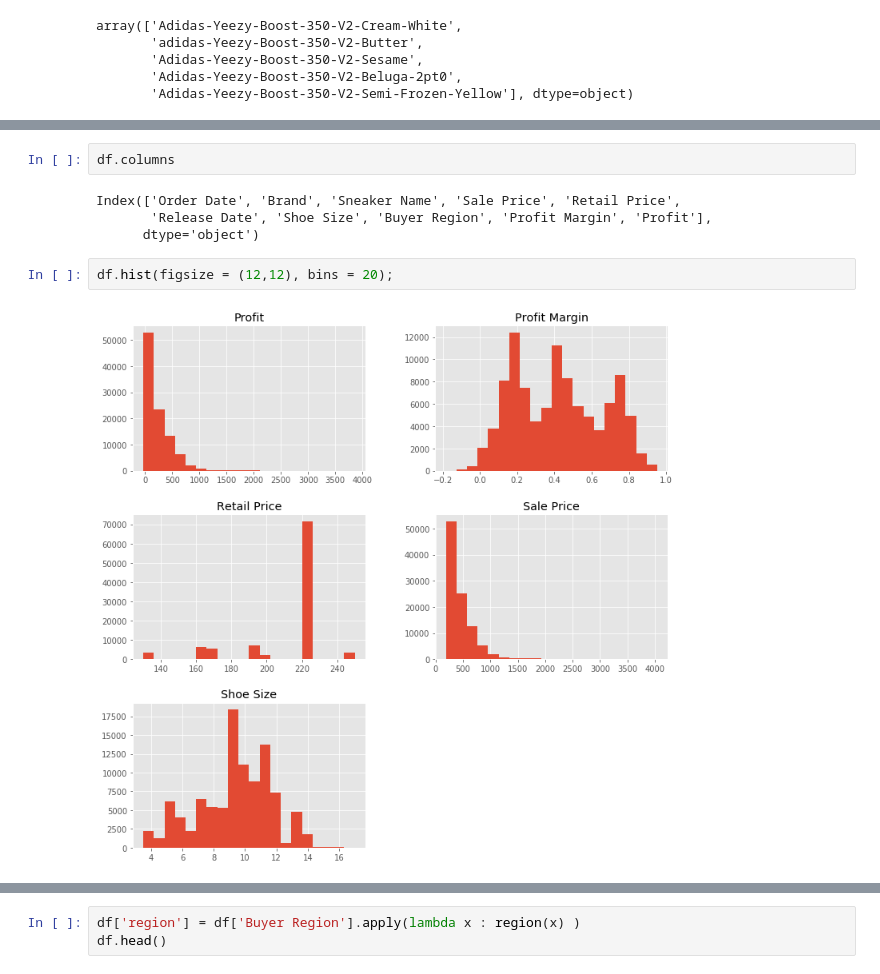
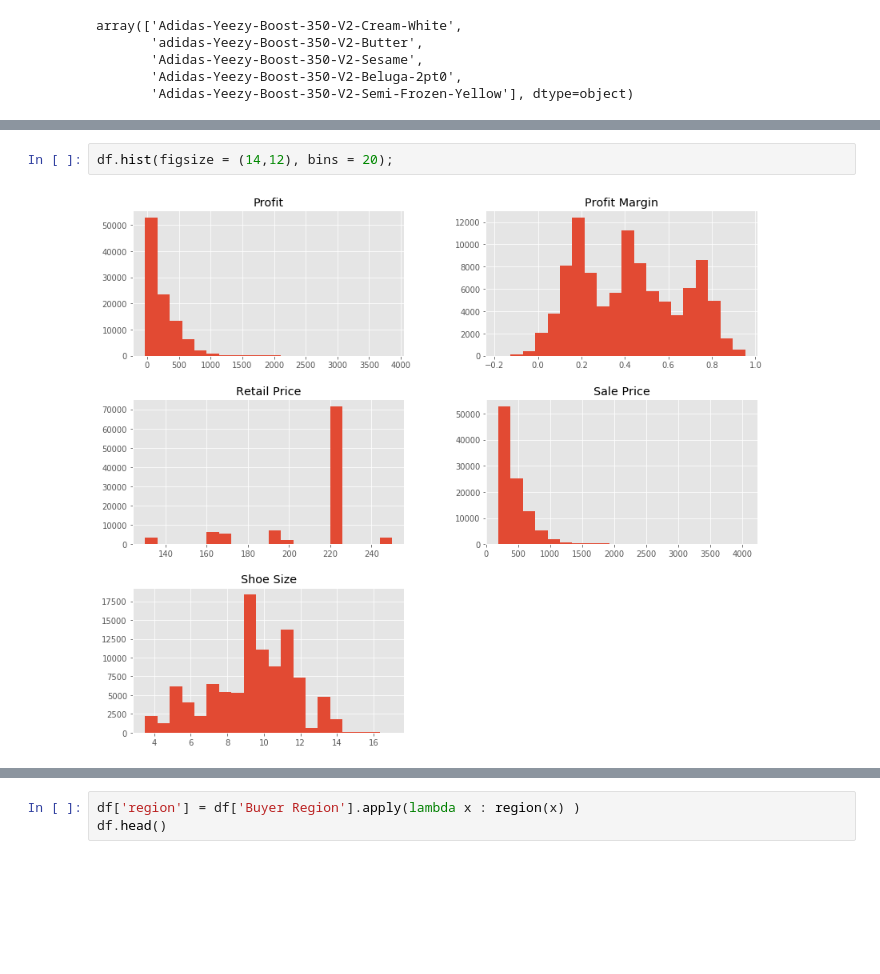
Before and after one commit to HienHa34/Yeezy-vs.-Off-White, a Jupyter notebook: EDA.ipynb, the cells around one changed output, grey strips where cells are left out. Saved outputs shown, nothing was run; the diff lists cells and outputs as text; blank space fills up the shorter version.

```diff
--- a/EDA.ipynb
+++ b/EDA.ipynb
@@ -163,10 +182,4 @@ Text(0.5, 0, "[' Yeezy' 'Off-White']")
-# %%
-df.columns
-# %% [output]
-Index(['Order Date', 'Brand', 'Sneaker Name', 'Sale Price', 'Retail Price',
-       'Release Date', 'Shoe Size', 'Buyer Region', 'Profit Margin', 'Profit'],
-      dtype='object')
 # %%
-df.hist(figsize = (12,12), bins = 20);
+df.hist(figsize = (14,12), bins = 20);
 # %% [output]
-[figure, old version]
+[figure, new version]
```
Also changed, not shown: parts of 21 cells of this notebook.
